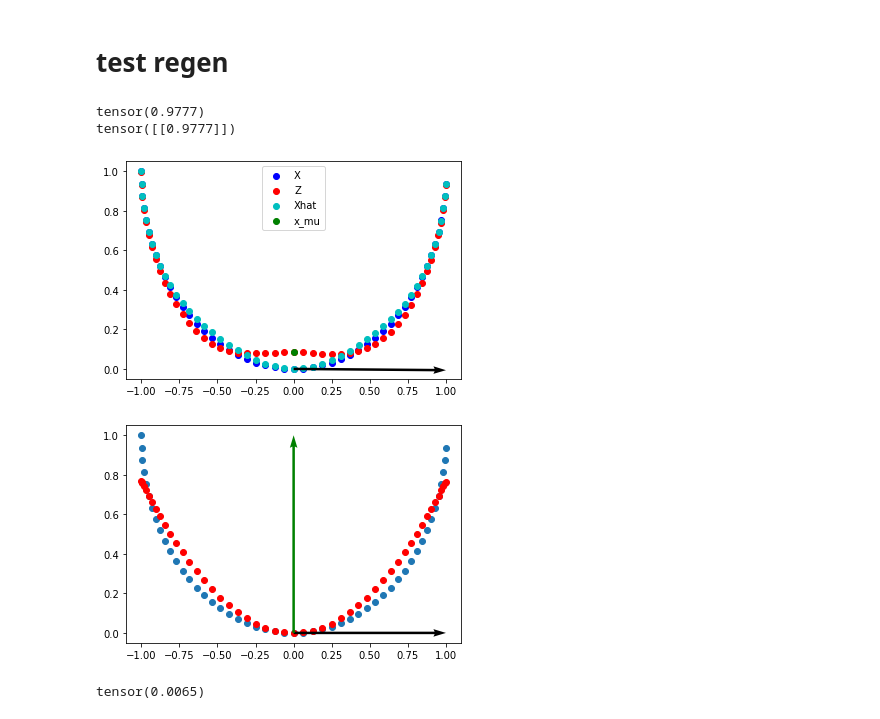
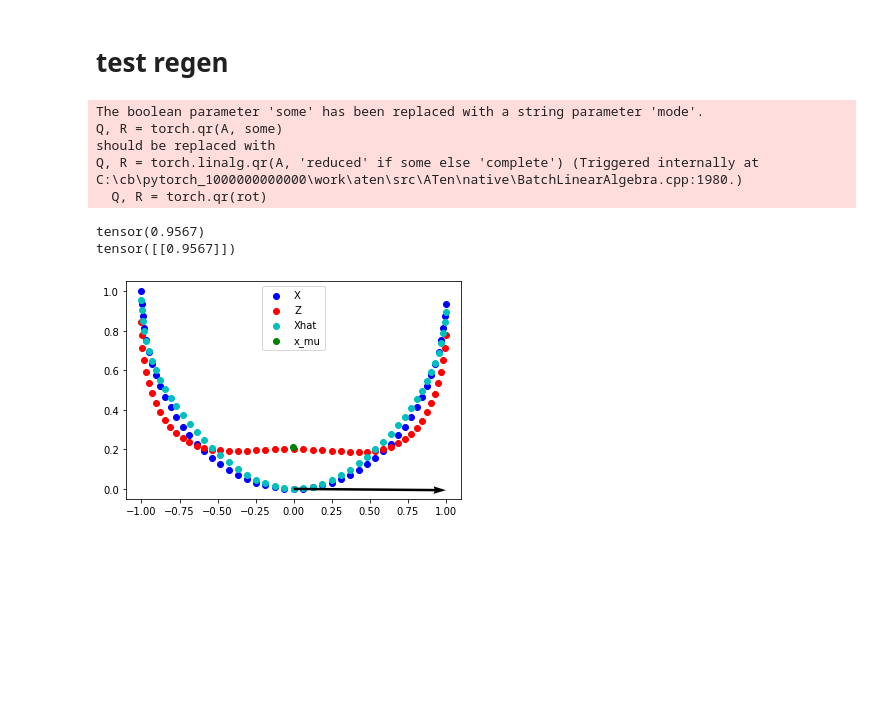
Before and after one commit to michael-psenka/manifold-linearization, a Jupyter notebook: test_files/cc_test.ipynb, the cells around one changed output. Saved outputs shown, nothing was run; the diff lists cells and outputs as text; code cells hidden in the pictures; blank space fills up the shorter version.

```diff
--- a/test_files/cc_test.ipynb
+++ b/test_files/cc_test.ipynb
@@ -1353,59 +1355,41 @@ with trange(100, unit="iters") as pbar:
 # print(f'U: {U}')
 # print(f'U_0: {U_0}')
 
 
 X = X.detach()
 U = U.detach()
 V = V.detach()
-gamma = 3
+gamma = 1
 
 kernel = torch.exp(-gamma*(X - x_c).pow(2).sum(dim=1, keepdim=True))
 x_mu = (X*kernel).sum(dim=0, keepdim=True) / kernel.sum()
 # reevaluate kernel from x_mu
 kernel = torch.exp(-gamma*(X - x_mu).pow(2).sum(dim=1, keepdim=True))
 
 print(kernel.max())
 print(torch.exp(-gamma*(x_mu).pow(2).sum(dim=1, keepdim=True)))
 # print(X - X*kernel)
 Z = ((X - x_mu)@U@U.T + x_mu)*kernel + X*(1 - kernel)
 coord = (Z - x_c)@U
 change = x_c - x_mu
+change = change - (change@U)@U.T
 # Xhat = Z + change - (change@U)@U.T + (coord.pow(2))@V.T
-Xhat = Z + kernel*(change - (change@U)@U.T + (coord.pow(2))@V.T)
+Xhat = Z + kernel*(change + (coord.pow(2))@V.T)
 plt.scatter(X[:, 0], X[:,1], c='b')
 plt.scatter(Z[:, 0], Z[:,1], c='r')
 plt.scatter(Xhat[:, 0], Xhat[:,1], c='c')
 plt.scatter(x_mu[0,0], x_mu[0,1], c='g')
 plt.quiver(x_c[0], x_c[1], U[0], U[1], scale_units='xy', angles='xy',scale=1)
 # V = V / V.norm()
 # plt.quiver(x_c[0], x_c[1], V[0], V[1], scale_units='xy', angles='xy',scale=1, color='g')
 plt.legend(['X', 'Z', 'Xhat', 'x_mu'])
 plt.show()
 # %% [output]
-tensor(0.9777)
-tensor([[0.9777]])
+The boolean parameter 'some' has been replaced with a string parameter 'mode'.
+Q, R = torch.qr(A, some)
+should be replaced with
+Q, R = torch.linalg.qr(A, 'reduced' if some else 'complete') (Triggered internally at  C:\cb\pytorch_1000000000000\work\aten\src\ATen\native\BatchLinearAlgebra.cpp:1980.)
+  Q, R = torch.qr(rot)
+tensor(0.9567)
+tensor([[0.9567]])
-[figure, old version]
+[figure, new version]
-# %%
-U = torch.zeros((2,1))
-U[0] = 1
-XU = X @ U
-XU2 = XU.pow(2)
-X_perp = X - XU @ U.T
-
-# least squares solution for V, note automatically orthogonal to U
-# with torch.no_grad():
-V = ((XU2.T@XU2).inverse() @ (XU2.T@X_perp)).T
-
-XU = X@U
-Z = (XU@U.T + (XU).pow(2)@V.T).detach().numpy()
-plt.scatter(X[:, 0], X[:,1])
-plt.scatter(Z[:, 0], Z[:,1], c='r')
-plt.quiver(0, 0, U[0], U[1], scale_units='xy', angles='xy',scale=1)
-V = V / V.norm()
-plt.quiver(0, 0, V[0], V[1], scale_units='xy', angles='xy',scale=1, color='g')
-plt.show()
-
-print(0.5*(X_perp - XU2@V.T).pow(2).mean())
-# %% [output]
-[figure, removed]
-tensor(0.0065)
```
Also changed, not shown: parts of 3 cells of this notebook, 1 other file.
